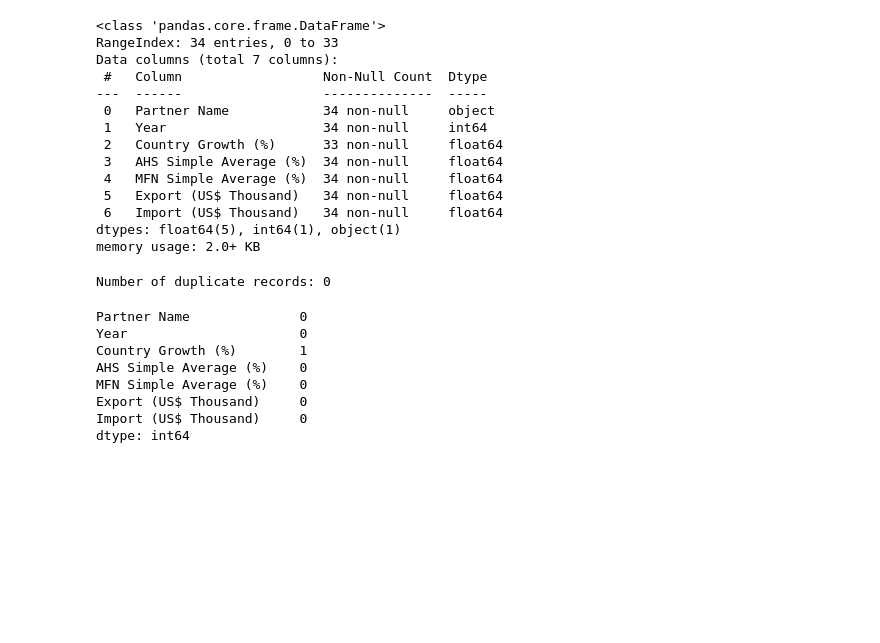
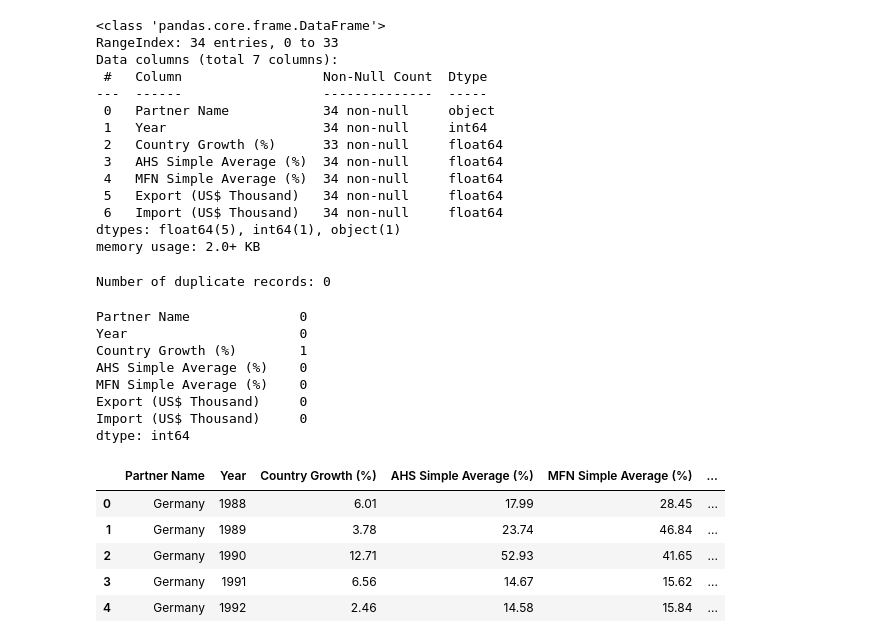
Before and after one commit to abdullahakintobi/IU-Exploratory-Data-Analysis-and-Visualization-DLBDSEDAV01, a Jupyter notebook: notebook/analysis.ipynb, the cells around one changed output. Saved outputs shown, nothing was run; the diff lists cells and outputs as text; code cells hidden in the pictures; blank space fills up the shorter version.

```diff
--- a/notebook/analysis.ipynb
+++ b/notebook/analysis.ipynb
@@ -215,3 +217,25 @@ MFN Simple Average (%)    0
 Export (US$ Thousand)     0
 Import (US$ Thousand)     0
 dtype: int64
+# %%
+# Get growth rates for 1989 and 1990
+growth_1989 = df_final.loc[df_final["Year"] == 1989, "Country Growth (%)"].values[0]
+growth_1990 = df_final.loc[df_final["Year"] == 1990, "Country Growth (%)"].values[0]
+
+# Apply weighted interpolation: 75% for 1989, 25% for 1990
+weighted_growth_1988 = 0.75 * growth_1989 + 0.25 * growth_1990
+
+# Fill the missing value in 1988
+df_final.loc[
+    (df_final["Year"] == 1988) & (df_final["Country Growth (%)"].isna()),
+    "Country Growth (%)",
+] = weighted_growth_1988
+
+df_final.head()
+# %% [output]
+|  | Partner Name | Year | Country Growth (%) | AHS Simple Average (%) | MFN Simple Average (%) | ... |
+| 0 | Germany | 1988 | 6.01 | 17.99 | 28.45 | ... |
+| 1 | Germany | 1989 | 3.78 | 23.74 | 46.84 | ... |
+| 2 | Germany | 1990 | 12.71 | 52.93 | 41.65 | ... |
+| 3 | Germany | 1991 | 6.56 | 14.67 | 15.62 | ... |
+| 4 | Germany | 1992 | 2.46 | 14.58 | 15.84 | ... |
```
Also changed, not shown: parts of 41 cells of this notebook.
